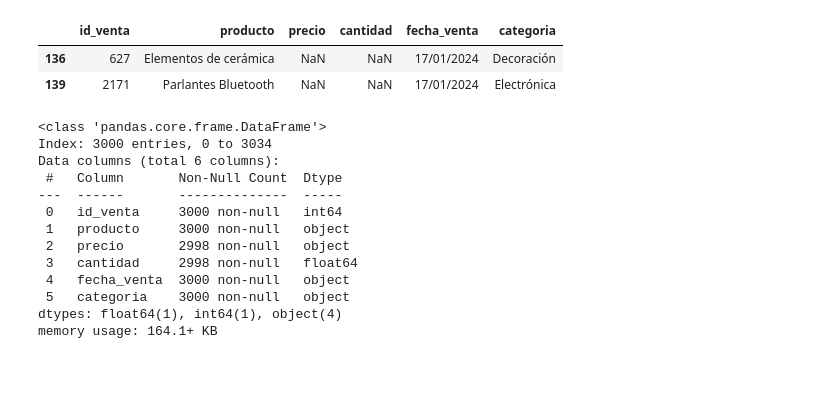
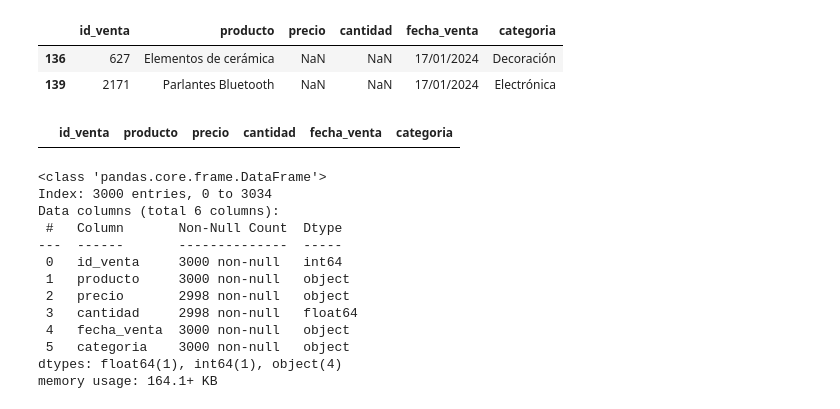
Before and after one commit to VictoriaGoldaraz/TT-2C2025-Data-Analitycs-Notebooks, a Jupyter notebook: Goldaraz,_María_Victoria_Comisión_C252613_TPI_Data_Analytics.ipynb, the cells around one changed output. Cells and saved outputs as stored; diff of their text form; code cells hidden in the pictures; blank space fills up the shorter version.

```diff
--- a/Goldaraz,_María_Victoria_Comisión_C252613_TPI_Data_Analytics.ipynb
+++ b/Goldaraz,_María_Victoria_Comisión_C252613_TPI_Data_Analytics.ipynb
@@ -123,3 +121,10 @@ df_pp1 = df.drop_duplicates()
+# %%
+df_ventas.dropna(inplace=True)
+# %%
+# Validar eliminación de datos nulos
+df_ventas[df_ventas.isnull().any(axis=1)]
+# %% [output]
+|  | id_venta | producto | precio | cantidad | fecha_venta | categoria |
 # %%
 df_pp1.info()
 # %% [output]
```
Also changed, not shown: parts of 1 cell of this notebook.
